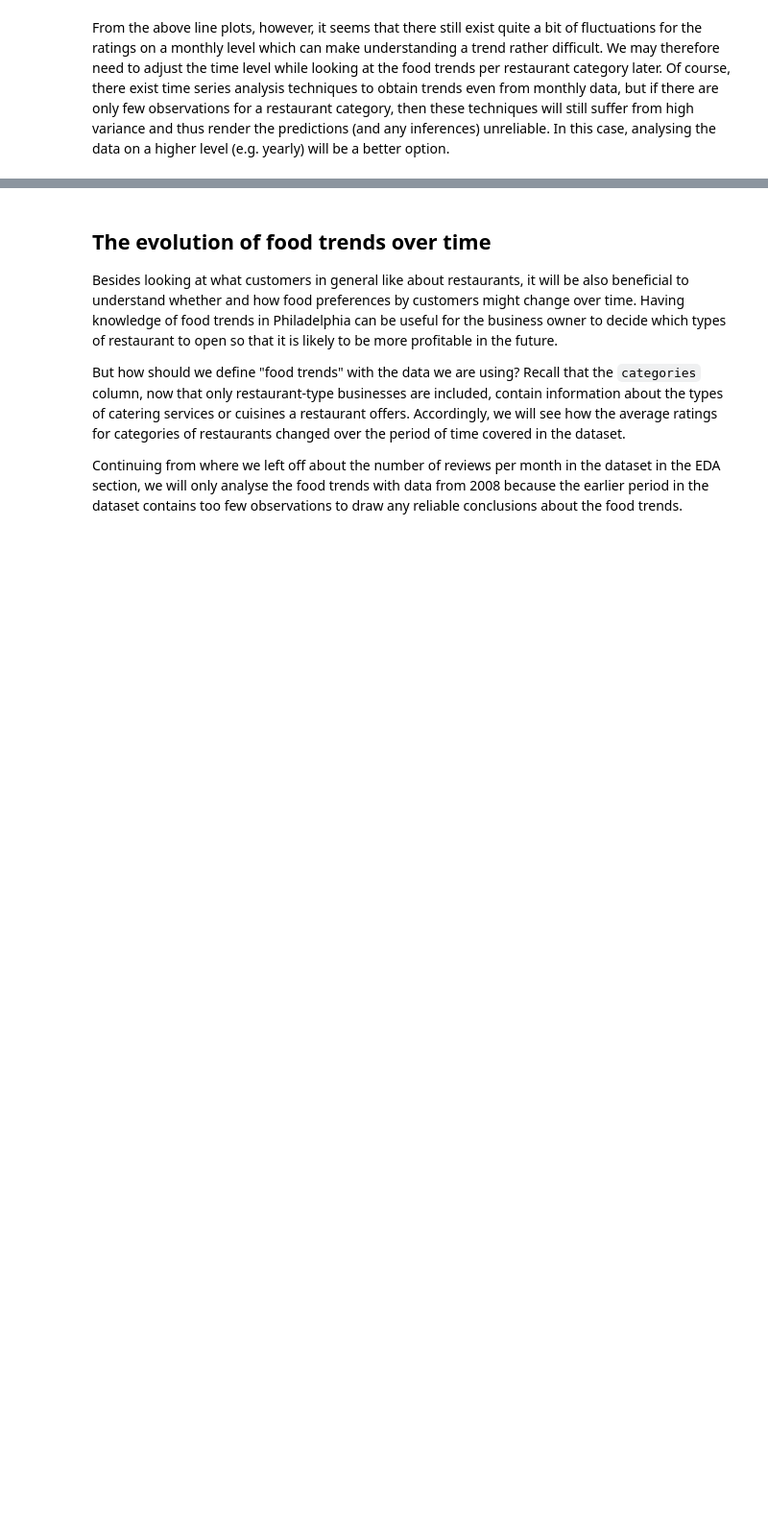
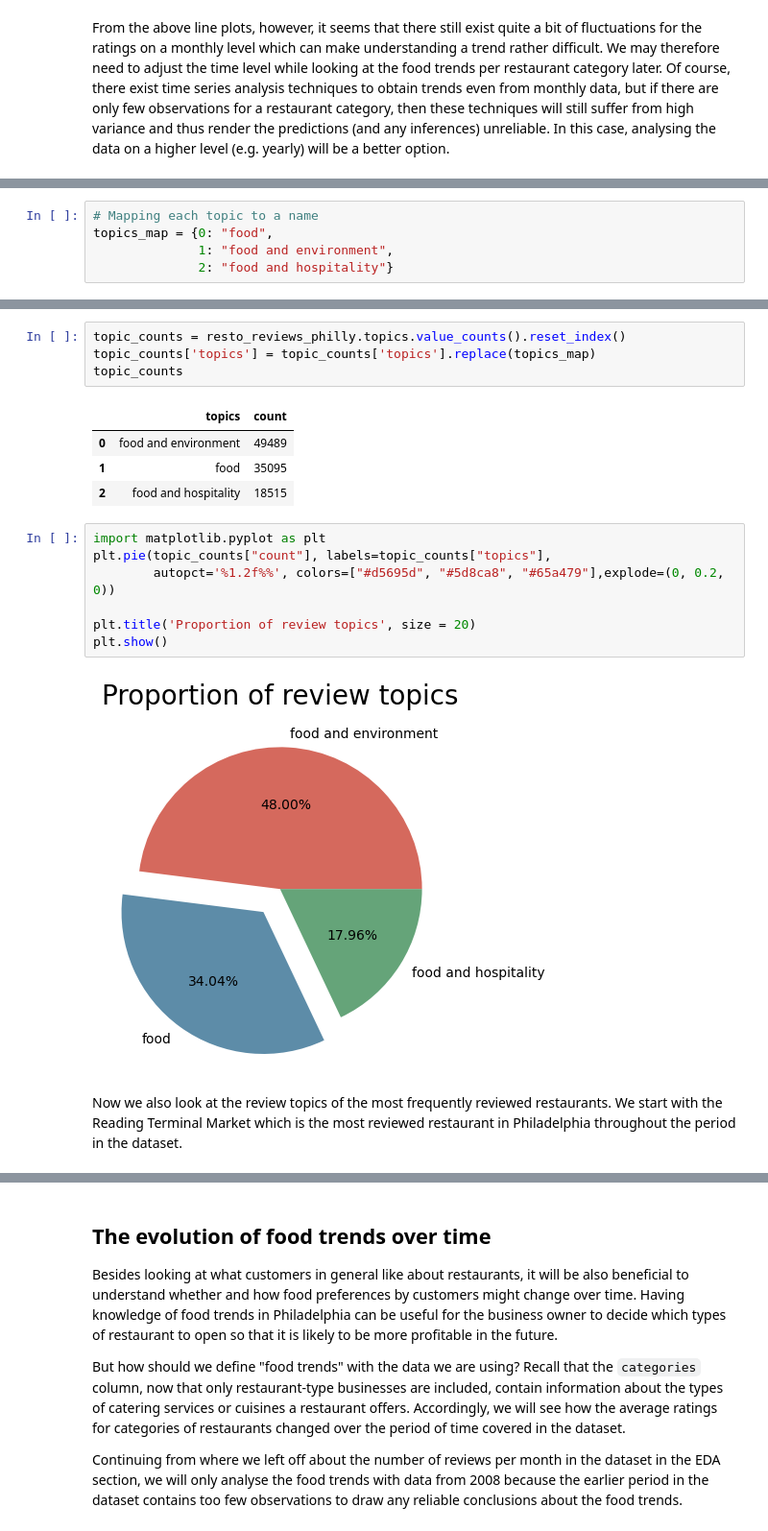
Before and after one commit to kwanchmn/Advanced-topics-in-ML, a Jupyter notebook: Baldur/Task_2_La_Team.ipynb, the cells around one changed output, grey strips where cells are left out. Shown at 96% size. Drawn from its saved outputs; the diff is of its cells as text; blank space fills up the shorter version.

```diff
--- a/Baldur/Task_2_La_Team.ipynb
+++ b/Baldur/Task_2_La_Team.ipynb
@@ -475,0 +622,5 @@ From the above line plots, however, it seems that there still exist quite a bit
+# %%
+# Mapping each topic to a name
+topics_map = {0: "food",
+              1: "food and environment",
+              2: "food and hospitality"}
@@ -475,0 +631,20 @@ From the above line plots, however, it seems that there still exist quite a bit
+# %%
+topic_counts = resto_reviews_philly.topics.value_counts().reset_index()
+topic_counts['topics'] = topic_counts['topics'].replace(topics_map)
+topic_counts
+# %% [output]
+|  | topics | count |
+| 0 | food and environment | 49489 |
+| 1 | food | 35095 |
+| 2 | food and hospitality | 18515 |
+# %%
+import matplotlib.pyplot as plt
+plt.pie(topic_counts["count"], labels=topic_counts["topics"],
+        autopct='%1.2f%%', colors=["#d5695d", "#5d8ca8", "#65a479"],explode=(0, 0.2, 0))
+
+plt.title('Proportion of review topics', size = 20)
+plt.show()
+# %% [output]
+[figure, added]
+# %% [markdown]
+Now we also look at the review topics of the most frequently reviewed restaurants. We start with the Reading Terminal Market which is the most reviewed restaurant in Philadelphia throughout the period in the dataset.
```
Also changed, not shown: parts of 37 cells of this notebook, 1 other file.
